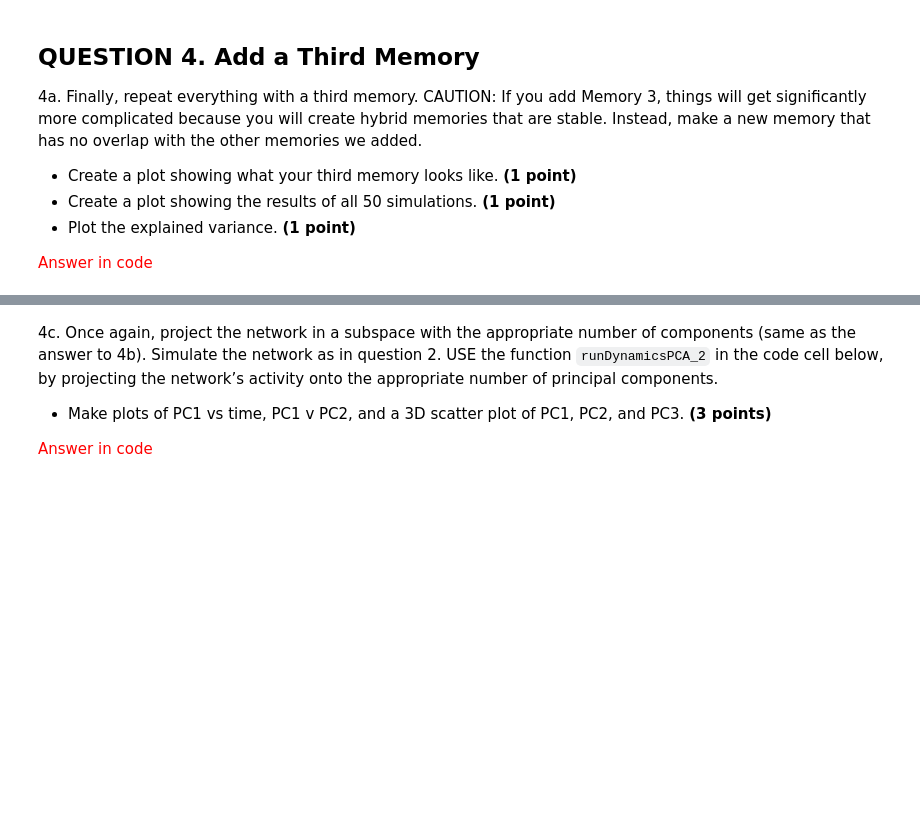
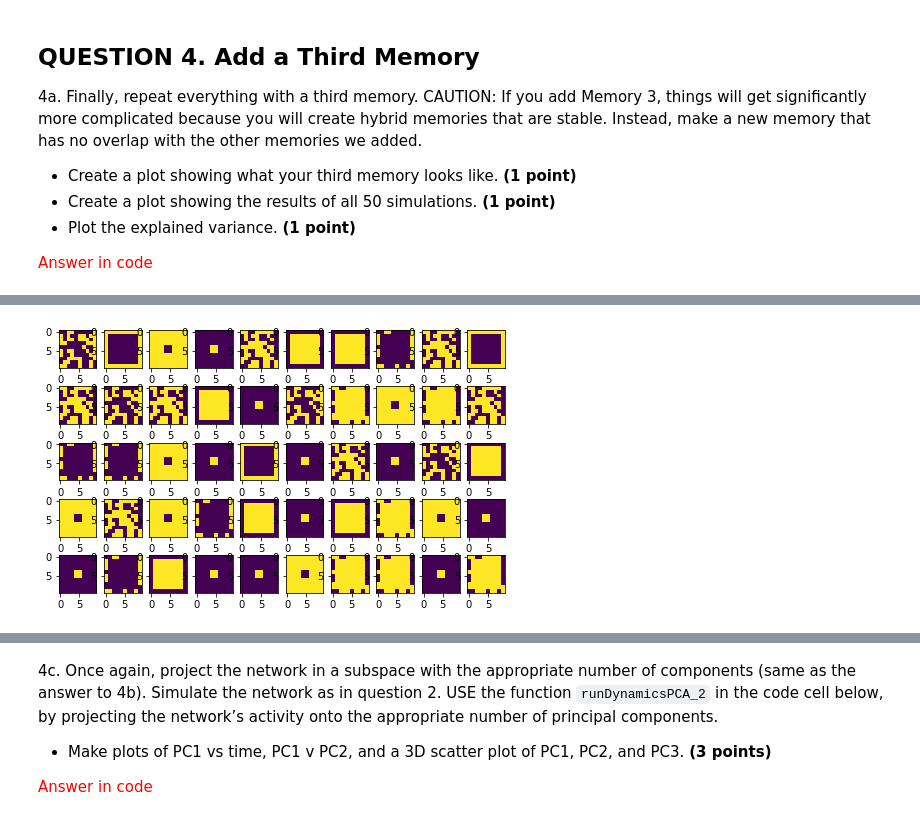
Before and after one commit to jess-breda/Neu537, a Jupyter notebook: neu537hw2/HW2_NEU437_537_LowDimDynamicsPCA.ipynb, the cells around one changed output, grey strips where cells are left out. Saved outputs shown, nothing was run; the diff lists cells and outputs as text; code cells hidden in the pictures; blank space fills up the shorter version.

```diff
--- a/neu537hw2/HW2_NEU437_537_LowDimDynamicsPCA.ipynb
+++ b/neu537hw2/HW2_NEU437_537_LowDimDynamicsPCA.ipynb
@@ -520,20 +526,12 @@ In the PC1 v PC2 plot, are trajectories separated by their final states? Do all
 # %%
-# YOUR CODE HERE TO CREATE MEMORY
-mem3 =
-
-# plot memory
-plt.figure(figsize=(2,2))
-plt.imshow(mem2.reshape(10, 10))
-
-# YOUR CODE HERE TO UPDATE THE WEIGHTS W
-W =
-
 # Simulate the network 50 times
+plt.figure(figsize=(8,5))
 data = np.zeros((50, 100)) # create data matrix to store final states
 for i in range(50): # simulate model 50 times
     plt.subplot(5,10,i+1)
     # random initial condition here
+    n = generate_noise(N)
 
-    data[i, :] = # here get final state and store it in data
+    data[i, :] = runDynamics(n, W_mem3, Beta, T, dt)
     plt.imshow(data[i, :].reshape(10,10))
 # %% [output]
@@ -541,2 +538,3 @@ SyntaxError: invalid syntax (<ipython-input-50-f9ceb0862b34>, line 2)
+[figure, added]
 # %%
 # YOUR CODE HERE TO COMPUTE PCS AND VARIANCE EXPLAINED PER COMPONENT
```
Also changed, not shown: parts of 20 cells of this notebook.
